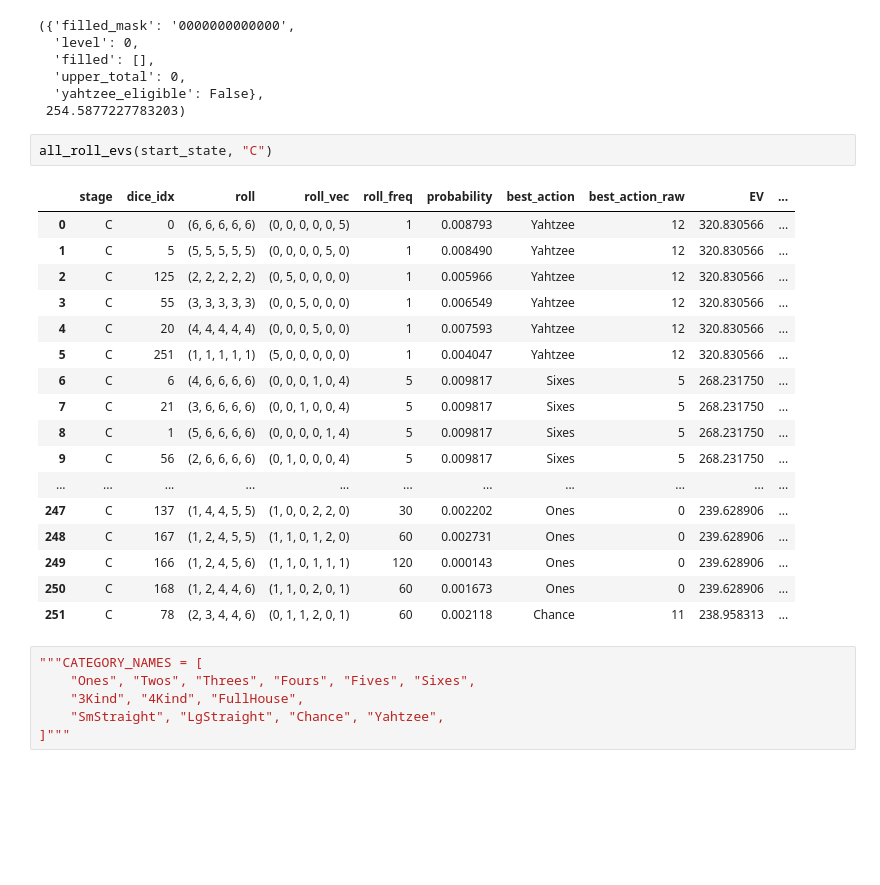
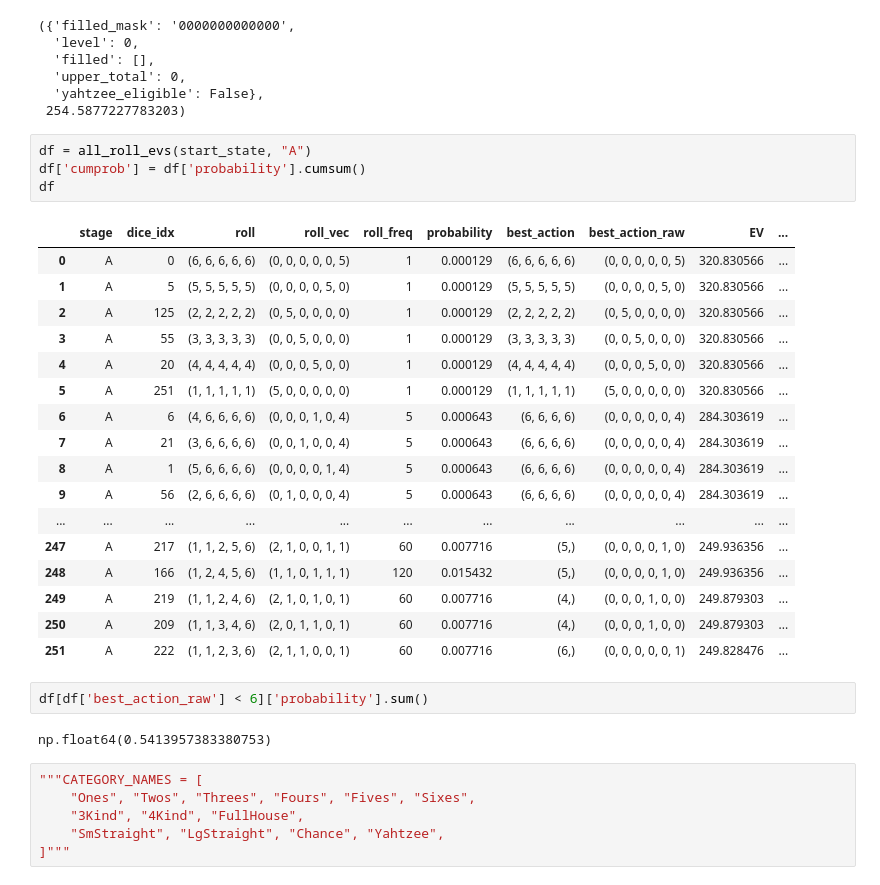
Before and after one commit to Ballpark-Figures/yahtzee, a Jupyter notebook: math/notebooks/state_explorer.ipynb, the cells around one changed output. Cells and saved outputs as stored; diff of their text form; blank space fills up the shorter version.

```diff
--- a/math/notebooks/state_explorer.ipynb
+++ b/math/notebooks/state_explorer.ipynb
@@ -1043,25 +1373,31 @@ describe_state(start_state), state_value(start_state)
   'yahtzee_eligible': False},
  254.5877227783203)
 # %%
-all_roll_evs(start_state, "C")
+df = all_roll_evs(start_state, "A")
+df['cumprob'] = df['probability'].cumsum()
+df
 # %% [output]
 |  | stage | dice_idx | roll | roll_vec | roll_freq | probability | best_action | best_action_raw | EV | ... |
-| 0 | C | 0 | (6, 6, 6, 6, 6) | (0, 0, 0, 0, 0, 5) | 1 | 0.008793 | Yahtzee | 12 | 320.830566 | ... |
-| 1 | C | 5 | (5, 5, 5, 5, 5) | (0, 0, 0, 0, 5, 0) | 1 | 0.008490 | Yahtzee | 12 | 320.830566 | ... |
-| 2 | C | 125 | (2, 2, 2, 2, 2) | (0, 5, 0, 0, 0, 0) | 1 | 0.005966 | Yahtzee | 12 | 320.830566 | ... |
-| 3 | C | 55 | (3, 3, 3, 3, 3) | (0, 0, 5, 0, 0, 0) | 1 | 0.006549 | Yahtzee | 12 | 320.830566 | ... |
-| 4 | C | 20 | (4, 4, 4, 4, 4) | (0, 0, 0, 5, 0, 0) | 1 | 0.007593 | Yahtzee | 12 | 320.830566 | ... |
-| 5 | C | 251 | (1, 1, 1, 1, 1) | (5, 0, 0, 0, 0, 0) | 1 | 0.004047 | Yahtzee | 12 | 320.830566 | ... |
-| 6 | C | 6 | (4, 6, 6, 6, 6) | (0, 0, 0, 1, 0, 4) | 5 | 0.009817 | Sixes | 5 | 268.231750 | ... |
-| 7 | C | 21 | (3, 6, 6, 6, 6) | (0, 0, 1, 0, 0, 4) | 5 | 0.009817 | Sixes | 5 | 268.231750 | ... |
-| 8 | C | 1 | (5, 6, 6, 6, 6) | (0, 0, 0, 0, 1, 4) | 5 | 0.009817 | Sixes | 5 | 268.231750 | ... |
-| 9 | C | 56 | (2, 6, 6, 6, 6) | (0, 1, 0, 0, 0, 4) | 5 | 0.009817 | Sixes | 5 | 268.231750 | ... |
+| 0 | A | 0 | (6, 6, 6, 6, 6) | (0, 0, 0, 0, 0, 5) | 1 | 0.000129 | (6, 6, 6, 6, 6) | (0, 0, 0, 0, 0, 5) | 320.830566 | ... |
+| 1 | A | 5 | (5, 5, 5, 5, 5) | (0, 0, 0, 0, 5, 0) | 1 | 0.000129 | (5, 5, 5, 5, 5) | (0, 0, 0, 0, 5, 0) | 320.830566 | ... |
+| 2 | A | 125 | (2, 2, 2, 2, 2) | (0, 5, 0, 0, 0, 0) | 1 | 0.000129 | (2, 2, 2, 2, 2) | (0, 5, 0, 0, 0, 0) | 320.830566 | ... |
+| 3 | A | 55 | (3, 3, 3, 3, 3) | (0, 0, 5, 0, 0, 0) | 1 | 0.000129 | (3, 3, 3, 3, 3) | (0, 0, 5, 0, 0, 0) | 320.830566 | ... |
+| 4 | A | 20 | (4, 4, 4, 4, 4) | (0, 0, 0, 5, 0, 0) | 1 | 0.000129 | (4, 4, 4, 4, 4) | (0, 0, 0, 5, 0, 0) | 320.830566 | ... |
+| 5 | A | 251 | (1, 1, 1, 1, 1) | (5, 0, 0, 0, 0, 0) | 1 | 0.000129 | (1, 1, 1, 1, 1) | (5, 0, 0, 0, 0, 0) | 320.830566 | ... |
+| 6 | A | 6 | (4, 6, 6, 6, 6) | (0, 0, 0, 1, 0, 4) | 5 | 0.000643 | (6, 6, 6, 6) | (0, 0, 0, 0, 0, 4) | 284.303619 | ... |
+| 7 | A | 21 | (3, 6, 6, 6, 6) | (0, 0, 1, 0, 0, 4) | 5 | 0.000643 | (6, 6, 6, 6) | (0, 0, 0, 0, 0, 4) | 284.303619 | ... |
+| 8 | A | 1 | (5, 6, 6, 6, 6) | (0, 0, 0, 0, 1, 4) | 5 | 0.000643 | (6, 6, 6, 6) | (0, 0, 0, 0, 0, 4) | 284.303619 | ... |
+| 9 | A | 56 | (2, 6, 6, 6, 6) | (0, 1, 0, 0, 0, 4) | 5 | 0.000643 | (6, 6, 6, 6) | (0, 0, 0, 0, 0, 4) | 284.303619 | ... |
 | ... | ... | ... | ... | ... | ... | ... | ... | ... | ... | ... |
-| 247 | C | 137 | (1, 4, 4, 5, 5) | (1, 0, 0, 2, 2, 0) | 30 | 0.002202 | Ones | 0 | 239.628906 | ... |
-| 248 | C | 167 | (1, 2, 4, 5, 5) | (1, 1, 0, 1, 2, 0) | 60 | 0.002731 | Ones | 0 | 239.628906 | ... |
-| 249 | C | 166 | (1, 2, 4, 5, 6) | (1, 1, 0, 1, 1, 1) | 120 | 0.000143 | Ones | 0 | 239.628906 | ... |
-| 250 | C | 168 | (1, 2, 4, 4, 6) | (1, 1, 0, 2, 0, 1) | 60 | 0.001673 | Ones | 0 | 239.628906 | ... |
-| 251 | C | 78 | (2, 3, 4, 4, 6) | (0, 1, 1, 2, 0, 1) | 60 | 0.002118 | Chance | 11 | 238.958313 | ... |
+| 247 | A | 217 | (1, 1, 2, 5, 6) | (2, 1, 0, 0, 1, 1) | 60 | 0.007716 | (5,) | (0, 0, 0, 0, 1, 0) | 249.936356 | ... |
+| 248 | A | 166 | (1, 2, 4, 5, 6) | (1, 1, 0, 1, 1, 1) | 120 | 0.015432 | (5,) | (0, 0, 0, 0, 1, 0) | 249.936356 | ... |
+| 249 | A | 219 | (1, 1, 2, 4, 6) | (2, 1, 0, 1, 0, 1) | 60 | 0.007716 | (4,) | (0, 0, 0, 1, 0, 0) | 249.879303 | ... |
+| 250 | A | 209 | (1, 1, 3, 4, 6) | (2, 0, 1, 1, 0, 1) | 60 | 0.007716 | (4,) | (0, 0, 0, 1, 0, 0) | 249.879303 | ... |
+| 251 | A | 222 | (1, 1, 2, 3, 6) | (2, 1, 1, 0, 0, 1) | 60 | 0.007716 | (6,) | (0, 0, 0, 0, 0, 1) | 249.828476 | ... |
+# %%
+df[df['best_action_raw'] < 6]['probability'].sum()
+# %% [output]
+np.float64(0.5413957383380753)
 # %%
 """CATEGORY_NAMES = [
     "Ones", "Twos", "Threes", "Fours", "Fives", "Sixes",
```
Also changed, not shown: parts of 45 cells of this notebook.
